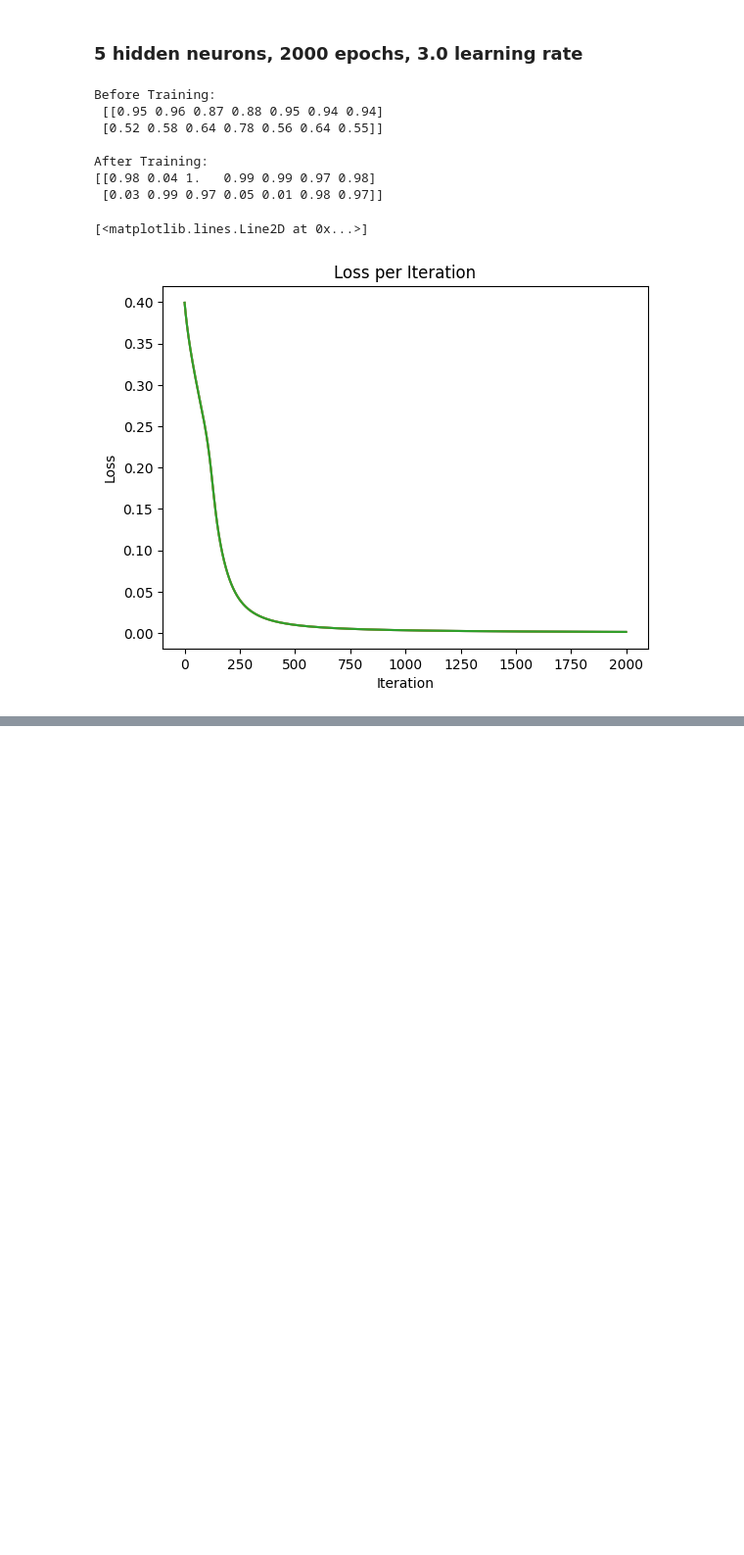
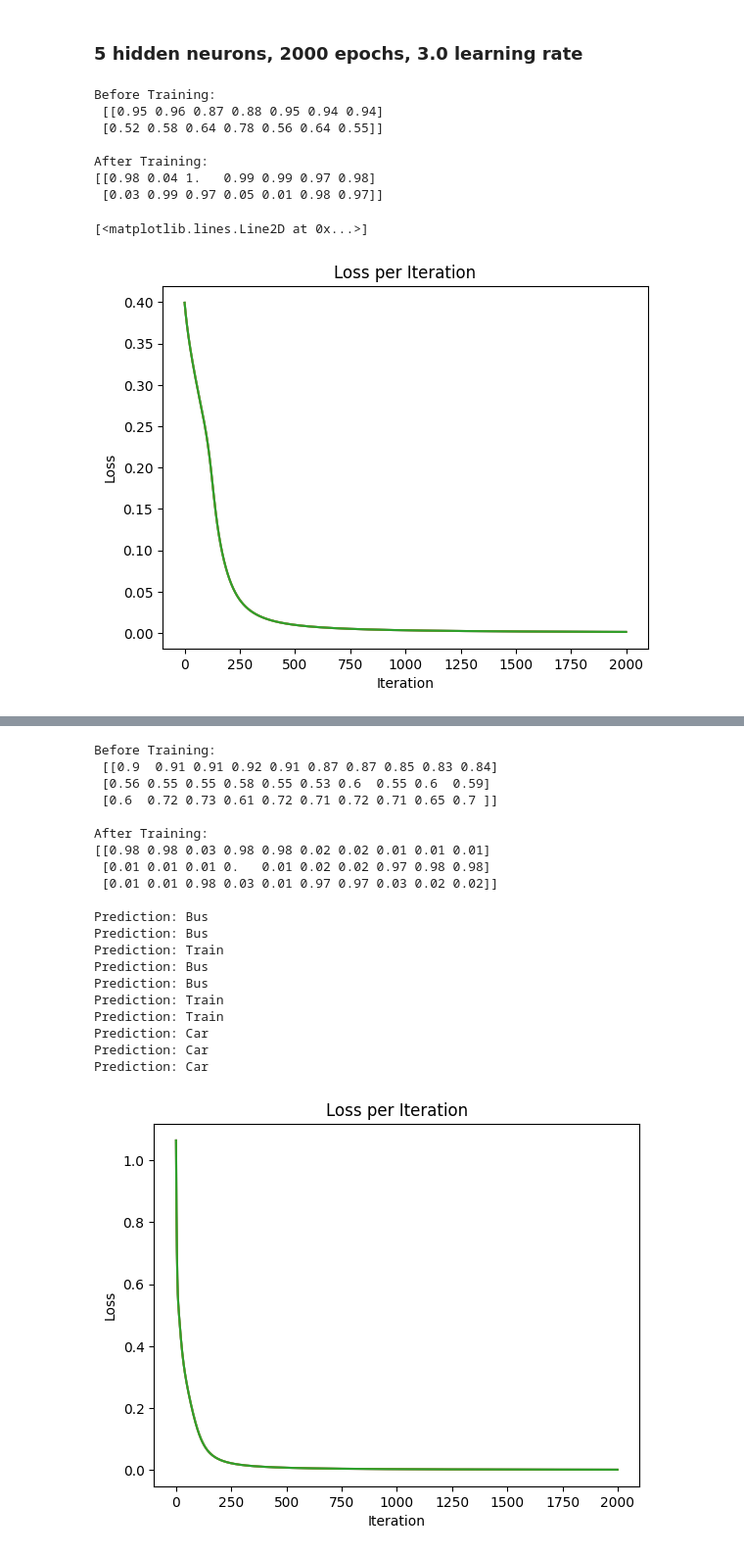
Before and after one commit to CallumOB/intro-to-ai, a Jupyter notebook: mlp/C21306503_assignment.ipynb, the cells around one changed output, grey strips where cells are left out. Shown: that part at 98% size. Cells and saved outputs as stored; diff of their text form; code cells hidden in the pictures; blank space fills up the shorter version.

Commit message:
mlp transport problem complete

```diff
--- a/mlp/C21306503_assignment.ipynb
+++ b/mlp/C21306503_assignment.ipynb
@@ -156,10 +156,10 @@ class MLP:
         for x,y in zip(xs,ys):
             # if these are not reshaped to size (m,1) and (o,1) respectively, they will be of shape
             # (m,) and (o,), which can cause problems.
-            x = x.reshape(self.m, 1)
-            y = y.reshape(self.o, 1)
+            x = x.reshape(-1, 1)
+            y = y.reshape(-1, 1)
 
-            a1 = x.reshape(self.m,1)              # convert input vector x into (m,1) column vector
+            a1 = x          # convert input vector x into (m,1) column vector
             z2 = self.w2.dot(a1) + self.b2   # so will z2 and a2
             a2 = sigm(z2)                    # column vector shape (m,1)
 
@@ -197,6 +197,14 @@ class MLP:
             self.w3 -= eta * d_w3
         plt.plot(cost)
         return cost
+
+    def predict(self, x):
+        x = x.reshape(self.m, 1)
+        a3 = self.feedforward(x)
+
+        # Get the index of the maximum probability as the predicted class
+        prediction = np.argmax(a3) # Add 1 because classes start from 1
+        return prediction
 # %%
 # Are the outputs of these correct?
 p1 = MLP(3,4,2)
@@ -492,0 +563,54 @@ After Training:
+# %%
+inputs = data_transport.iloc[:, :-1].values
+outputs = data_transport.iloc[:, -3:].values
+
+prob_3 = MLP(inputs.shape[1], 3, 3)
+xs = inputs.T
+
+print("Before Training:\n", np.round(prob_3.feedforward(xs), 2))
+
+epochs = 2000
+eta = 3.0
+cst = prob_3.train(epochs, eta, inputs, outputs)
+
+print("\nAfter Training:")
+print(np.round(prob_3.feedforward(xs), 2), '\n')
+
+eps = [e for e in range(epochs)]
+
+plt.plot(eps, cst)
+plt.title("Loss per Iteration")
+plt.xlabel("Iteration")
+plt.ylabel("Loss")
+plt.plot(eps, cst)
+
+for x in inputs:
+    prediction = prob_3.predict(x)
+    if prediction == 0:
+        print("Prediction: Bus")
+    elif prediction == 1:
+        print("Prediction: Car")
+    elif prediction == 2:
+        print("Prediction: Train")
+# %% [output]
+Before Training:
+ [[0.9  0.91 0.91 0.92 0.91 0.87 0.87 0.85 0.83 0.84]
+ [0.56 0.55 0.55 0.58 0.55 0.53 0.6  0.55 0.6  0.59]
+ [0.6  0.72 0.73 0.61 0.72 0.71 0.72 0.71 0.65 0.7 ]]
+
+After Training:
+[[0.98 0.98 0.03 0.98 0.98 0.02 0.02 0.01 0.01 0.01]
+ [0.01 0.01 0.01 0.   0.01 0.02 0.02 0.97 0.98 0.98]
+ [0.01 0.01 0.98 0.03 0.01 0.97 0.97 0.03 0.02 0.02]]
+
+Prediction: Bus
+Prediction: Bus
+Prediction: Train
+Prediction: Bus
+Prediction: Bus
+Prediction: Train
+Prediction: Train
+Prediction: Car
+Prediction: Car
+Prediction: Car
+[figure, added]
```
Also changed, not shown: parts of 2 cells of this notebook, 2 other files.
